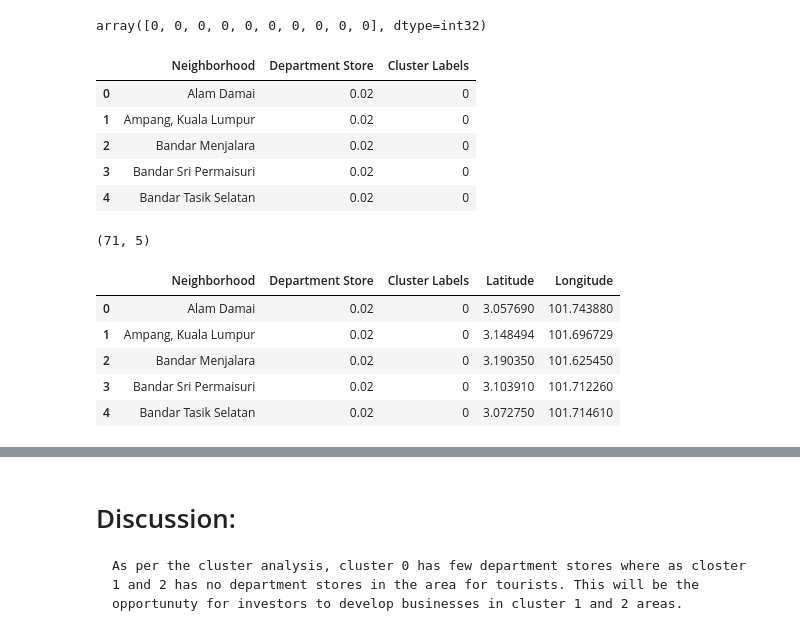
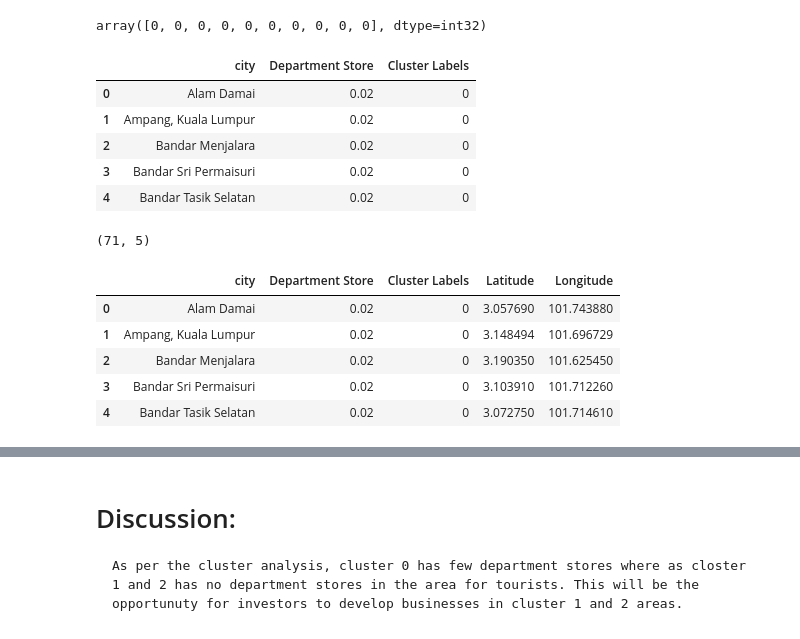
Before and after one commit to shnk123/assignment-1, a Jupyter notebook: week5.ipynb, the cells around one changed output, grey strips where cells are left out. Saved outputs shown, nothing was run; the diff lists cells and outputs as text; code cells hidden in the pictures.

```diff
--- a/week5.ipynb
+++ b/week5.ipynb
@@ -279,10 +274,10 @@ False
 # %%
 kl_onehot = pd.get_dummies(venues_df[['VenueCategory']], prefix="", prefix_sep="")
 
-# add neighborhood column back to dataframe
-kl_onehot['Neighborhoods'] = venues_df['Neighborhood']
 
-# move neighborhood column to the first column
+kl_onehot['city'] = venues_df['city']
+
+
 fixed_columns = [kl_onehot.columns[-1]] + list(kl_onehot.columns[:-1])
 kl_onehot = kl_onehot[fixed_columns]
 
@@ -297,7 +292,7 @@ kl_onehot.head()
 | 3 | Alam Damai | 0 | 0 | 0 | 0 | 0 | 0 | ... |
 | 4 | Alam Damai | 0 | 0 | 0 | 0 | 0 | 0 | ... |
 # %%
-kl_grouped = kl_onehot.groupby(["Neighborhoods"]).mean().reset_index()
+kl_grouped = kl_onehot.groupby(["city"]).mean().reset_index()
 
 print(kl_grouped.shape)
 kl_grouped
@@ -325,7 +320,7 @@ len(kl_grouped[kl_grouped["Department Store"] > 0])
 # %% [output]
 71
 # %%
-kl_mall = kl_grouped[["Neighborhoods","Department Store"]]
+kl_mall = kl_grouped[["city","Department Store"]]
 # %%
 kl_mall.head()
 # %% [output]
@@ -338,12 +333,12 @@ kl_mall.head()
 # %%
 kclusters = 3
 
-kl_clustering = kl_mall.drop(["Neighborhoods"], 1)
+kl_clustering = kl_mall.drop(["city"], 1)
 
-# run k-means clustering
+
 kmeans = KMeans(n_clusters=kclusters, random_state=0).fit(kl_clustering)
 
-# check cluster labels generated for each row in the dataframe
+
 kmeans.labels_[0:10]
 # %% [output]
 array([0, 0, 0, 0, 0, 0, 0, 0, 0, 0], dtype=int32)
@@ -354,23 +349,23 @@ kl_merged = kl_mall.copy()
 kl_merged["Cluster Labels"] = kmeans.labels_
 # %%
 
-kl_merged.rename(columns={"Neighborhoods": "Neighborhood"}, inplace=True)
+kl_merged.rename(columns={"city": "city"}, inplace=True)
 kl_merged.head()
 # %% [output]
-|  | Neighborhood | Department Store | Cluster Labels |
+|  | city | Department Store | Cluster Labels |
 | 0 | Alam Damai | 0.02 | 0 |
 | 1 | Ampang, Kuala Lumpur | 0.02 | 0 |
 | 2 | Bandar Menjalara | 0.02 | 0 |
 | 3 | Bandar Sri Permaisuri | 0.02 | 0 |
 | 4 | Bandar Tasik Selatan | 0.02 | 0 |
 # %%
-kl_merged = kl_merged.join(kl_df.set_index("Neighborhood"), on="Neighborhood")
+kl_merged = kl_merged.join(kl_df.set_index("city"), on="city")
 
 print(kl_merged.shape)
 kl_merged.head()
 # %% [output]
 (71, 5)
-|  | Neighborhood | Department Store | Cluster Labels | Latitude | Longitude |
+|  | city | Department Store | Cluster Labels | Latitude | Longitude |
 | 0 | Alam Damai | 0.02 | 0 | 3.057690 | 101.743880 |
 | 1 | Ampang, Kuala Lumpur | 0.02 | 0 | 3.148494 | 101.696729 |
 | 2 | Bandar Menjalara | 0.02 | 0 | 3.190350 | 101.625450 |
```
Also changed, not shown: parts of 22 cells of this notebook.
